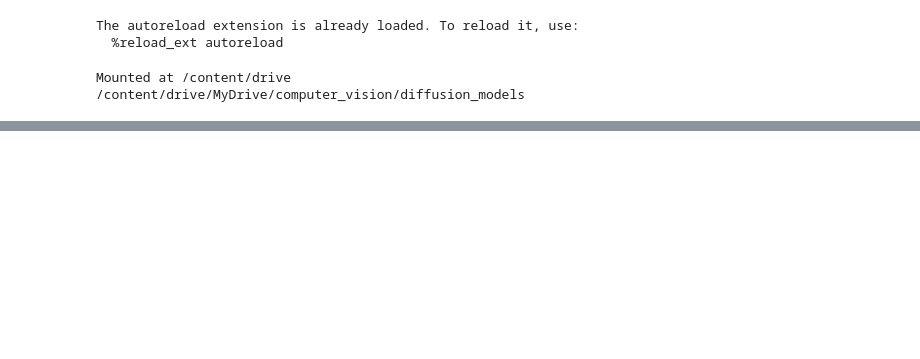
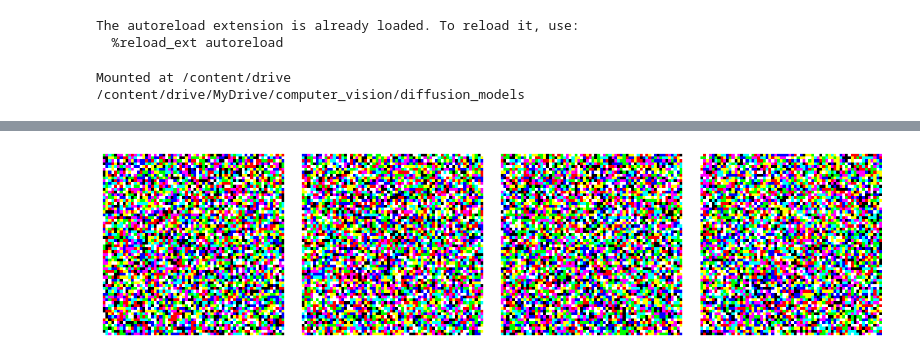
Before and after one commit to Kaan-wq/computer_vision, a Jupyter notebook: diffusion_models/ddpm.ipynb, the cells around one changed output, grey strips where cells are left out. Saved outputs shown, nothing was run; the diff lists cells and outputs as text; code cells hidden in the pictures; blank space fills up the shorter version.

```diff
--- a/diffusion_models/ddpm.ipynb
+++ b/diffusion_models/ddpm.ipynb
@@ -95,16 +95,19 @@ WARNING:matplotlib.image:Clipping input data to the valid range for imshow with
 Training complete
 # %%
 # load the model
-trained_unet = UNet(in_channels=3, out_channels=3, timestep_dim=2)
+trained_unet = UNet(in_channels=3, out_channels=3, timestep_dim=256)
 trained_unet.load_state_dict(torch.load('models/mnist_ddpm.pth', map_location=torch.device('cpu')))
 
 # test the model
 generated_images = diffusion.generate_images(trained_unet)
+generated_images = np.clip(generated_images.cpu(), 0, 1)
 
 fig, axs = plt.subplots(1, 4, figsize=(4 * 3, 3))
 for i, ax in enumerate(axs.flat):
     img = generated_images[i].cpu().permute(1, 2, 0)
     ax.imshow(img)
     ax.axis('off')
 plt.tight_layout()
 plt.show()
+# %% [output]
+[figure, added]
```
Also changed, not shown: parts of 3 cells of this notebook, 3 other files.
